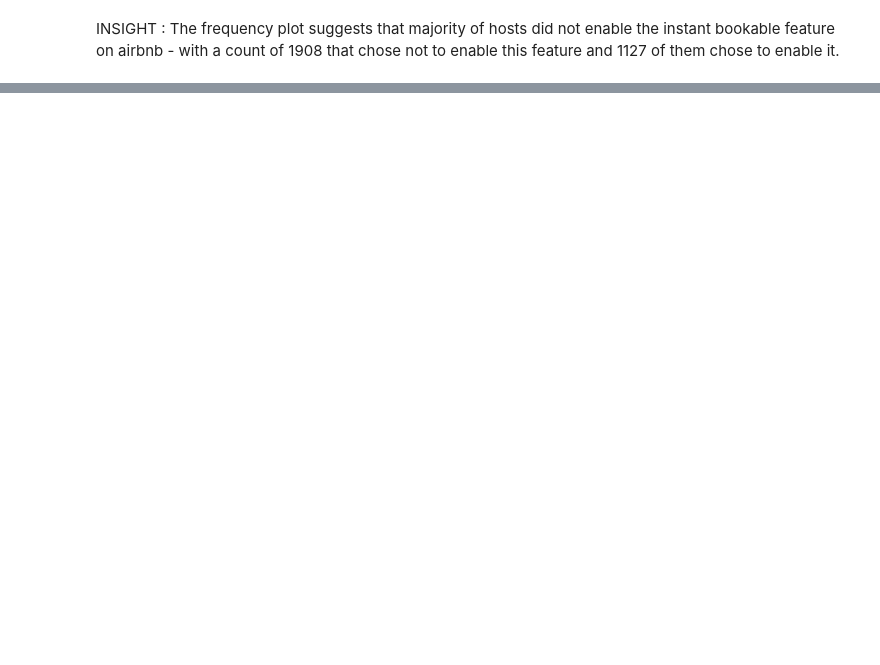
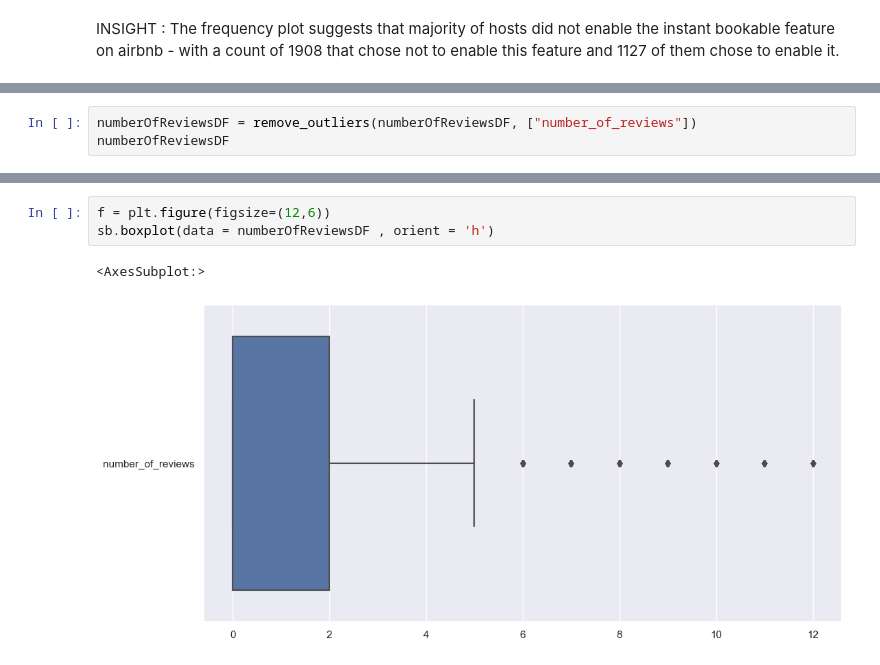
Before and after one commit to isaacchunn/SC1015_MiniPrj_Airbnb, a Jupyter notebook: EDA_Last25.ipynb, the cells around one changed output, grey strips where cells are left out. Saved outputs shown, nothing was run; the diff lists cells and outputs as text; blank space fills up the shorter version.

```diff
--- a/EDA_Last25.ipynb
+++ b/EDA_Last25.ipynb
@@ -918,0 +963,3 @@ INSIGHT : The frequency plot suggests that majority of hosts did not enable the
+# %%
+numberOfReviewsDF = remove_outliers(numberOfReviewsDF, ["number_of_reviews"])
+numberOfReviewsDF
@@ -918,0 +998,6 @@ INSIGHT : The frequency plot suggests that majority of hosts did not enable the
+# %%
+f = plt.figure(figsize=(12,6))
+sb.boxplot(data = numberOfReviewsDF , orient = 'h')
+# %% [output]
+<AxesSubplot:>
+[figure, added]
```
Also changed, not shown: parts of 46 cells of this notebook.
